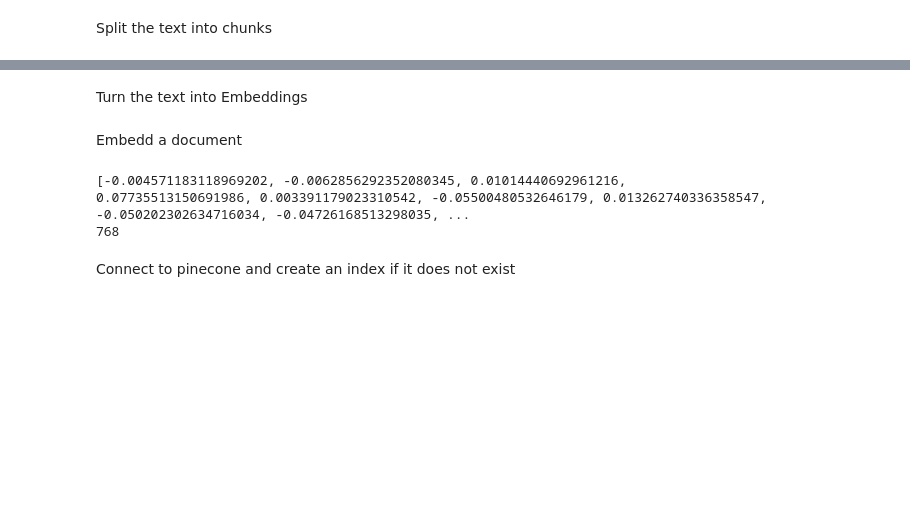
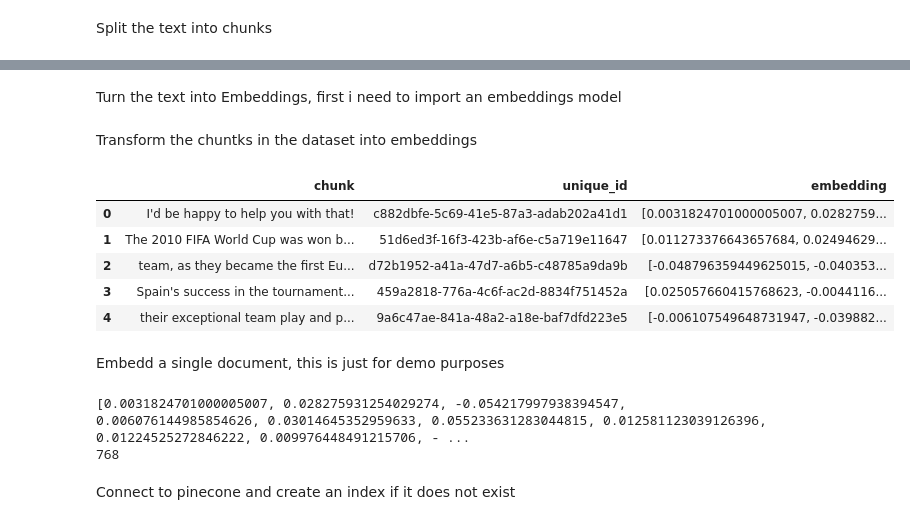
Before and after one commit to horialex/langchain-learning, a Jupyter notebook: langchain_basics.ipynb, the cells around one changed output, grey strips where cells are left out. Drawn from its saved outputs; the diff is of its cells as text; code cells hidden in the pictures; blank space fills up the shorter version.

```diff
--- a/langchain_basics.ipynb
+++ b/langchain_basics.ipynb
@@ -201,0 +219,3 @@ texts[0].page_content
+# %%
+for text in splitted_docs:
+    print(text.page_content)
@@ -202,25 +244,53 @@ texts[0].page_content
+# %%
+import pandas as pd
+import uuid
+
+# Function to generate unique IDs
+def generate_unique_id():
+    return str(uuid.uuid4())
+
+
+# Extract the page_content from each Document object into a separate list
+page_contents = [doc.page_content for doc in splitted_docs]
+
+df = pd.DataFrame(page_contents, columns=["chunk"])
+
+# Generate a unique ID for each row and add it as a new column in the DataFrame
+df['unique_id'] = df.apply(lambda row: generate_unique_id(), axis=1)
 # %% [markdown]
-Turn the text into Embeddings
+Turn the text into Embeddings, first i need to import an embeddings model
 # %%
-#from langchain.embeddings import OpenAIEmbeddings
-#embeddings = OpenAIEmbeddings(model="ada", openai_api_key=openai_api_key)
-
 from langchain_huggingface import HuggingFaceEmbeddings
 
-model_name = "sentence-transformers/all-mpnet-base-v2"
+small_embeddings_model = 'sentence-transformers/all-MiniLM-L6-v2'
+normal_embeddings_model = 'sentence-transformers/all-mpnet-base-v2'
+
 model_kwargs = {'device': 'cpu'}
 encode_kwargs = {'normalize_embeddings': False}
 
 embeddings = HuggingFaceEmbeddings(
-    model_name=model_name,
+    model_name=normal_embeddings_model,
     model_kwargs=model_kwargs,
-    encode_kwargs=encode_kwargs
+    encode_kwargs=encode_kwargs,
 )
+# %% [markdown]
+Transform the chuntks in the dataset into embeddings
+# %%
+df['embedding'] = df['chunk'].apply(lambda text: embeddings.embed_query(text))
+# %%
+df.head()
+# %% [output]
+|  | chunk | unique_id | embedding |
+| 0 | I'd be happy to help you with that! | c882dbfe-5c69-41e5-87a3-adab202a41d1 | [0.0031824701000005007, 0.0282759... |
+| 1 | The 2010 FIFA World Cup was won b... | 51d6ed3f-16f3-423b-af6e-c5a719e11647 | [0.011273376643657684, 0.02494629... |
+| 2 | team, as they became the first Eu... | d72b1952-a41a-47d7-a6b5-c48785a9da9b | [-0.048796359449625015, -0.040353... |
+| 3 | Spain's success in the tournament... | 459a2818-776a-4c6f-ac2d-8834f751452a | [0.025057660415768623, -0.0044116... |
+| 4 | their exceptional team play and p... | 9a6c47ae-841a-48a2-a18e-baf7dfd223e5 | [-0.006107549648731947, -0.039882... |
 # %% [markdown]
-Embedd a document
+Embedd a single document, this is just for demo purposes
 # %%
 # Document to be embedded
-text = texts[0].page_content
+text = splitted_docs[0].page_content
 
 # Embed the document
 query_result = embeddings.embed_query(text)
@@ -229,7 +299,7 @@ query_result = embeddings.embed_query(text)
 print(query_result)
 print(len(query_result))
 # %% [output]
-[-0.004571183118969202, -0.0062856292352080345, 0.01014440692961216, 0.07735513150691986, 0.003391179023310542, -0.05500480532646179, 0.013262740336358547, -0.050202302634716034, -0.04726168513298035, ...
+[0.0031824701000005007, 0.028275931254029274, -0.054217997938394547, 0.006076144985854626, 0.03014645352959633, 0.055233631283044815, 0.012581123039126396, 0.01224525272846222, 0.009976448491215706, - ...
 768
 # %% [markdown]
 Connect to pinecone and create an index if it does not exist
```
Also changed, not shown: parts of 38 cells of this notebook, 4 other files.
